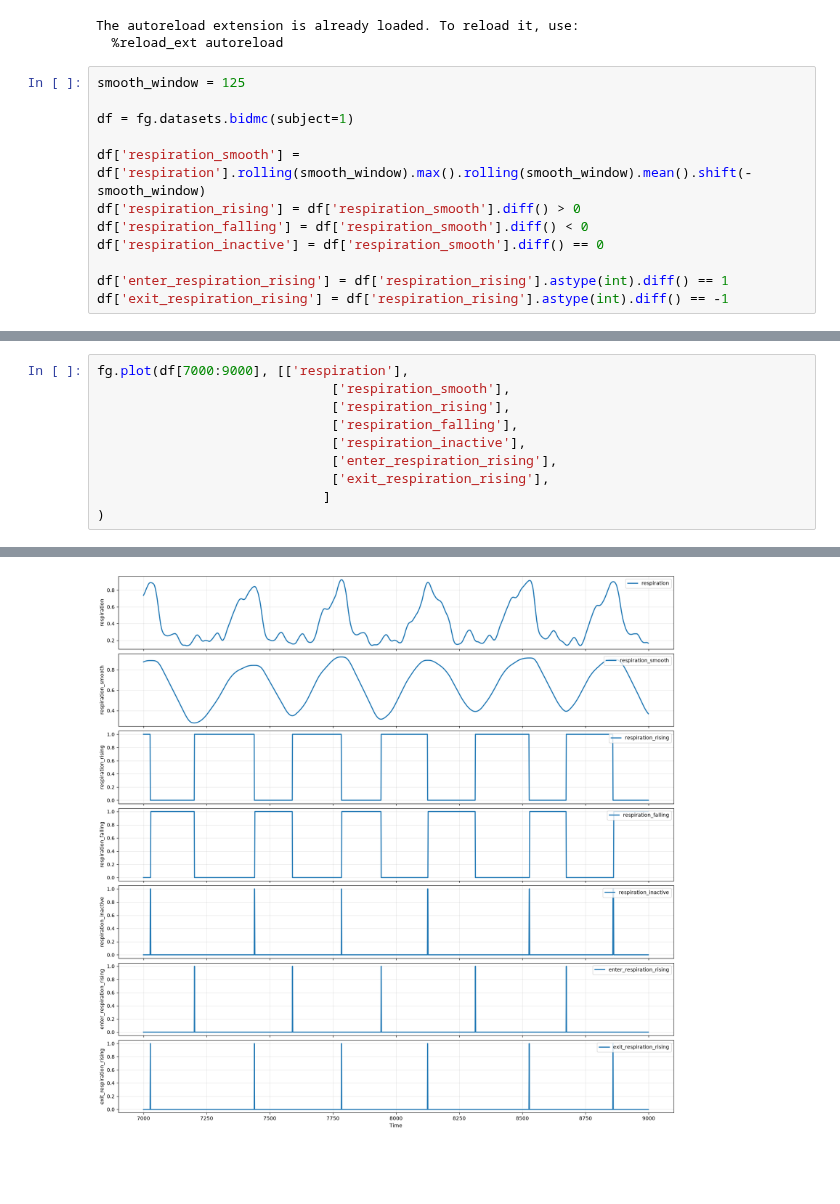
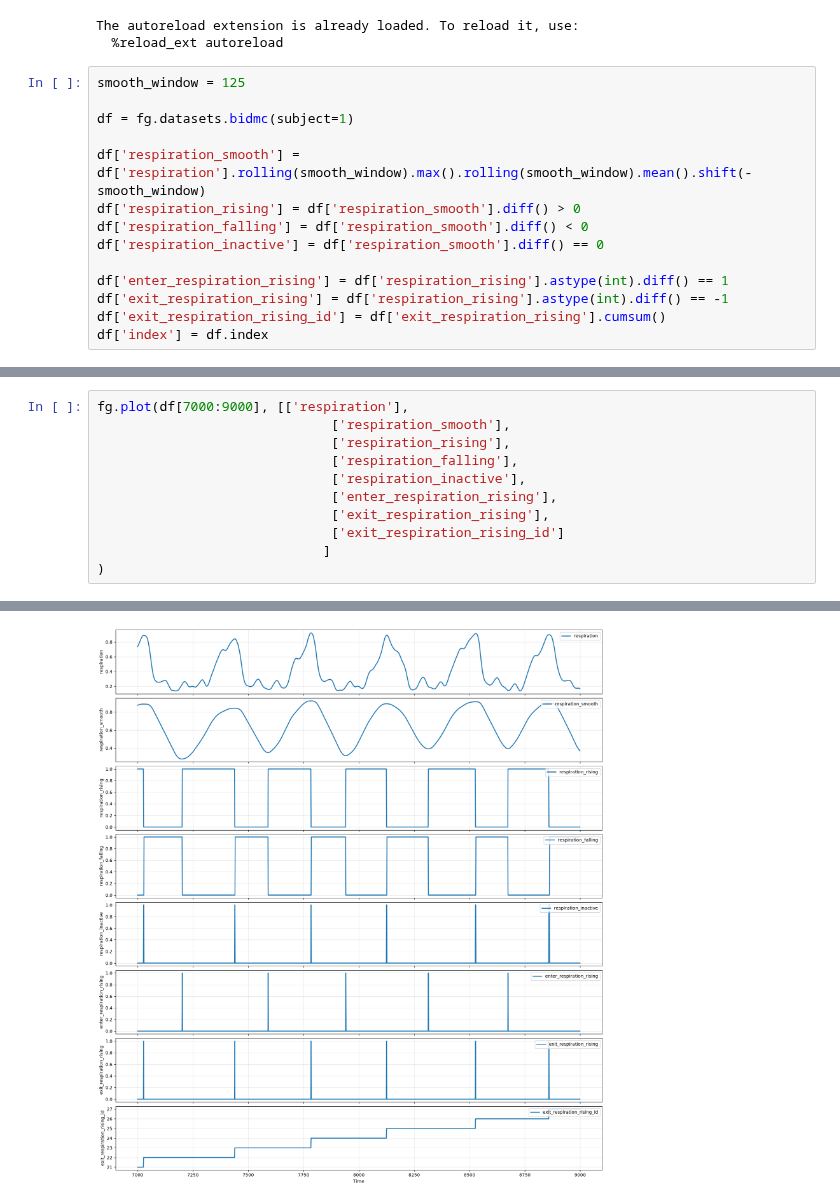
Before and after one commit to featuregraph/featuregraph, a Jupyter notebook: notebooks/transition_wave.ipynb, the cells around one changed output, grey strips where cells are left out. Cells and saved outputs as stored; diff of their text form; blank space fills up the shorter version.

```diff
--- a/notebooks/transition_wave.ipynb
+++ b/notebooks/transition_wave.ipynb
@@ -18,3 +18,5 @@ df['respiration_inactive'] = df['respiration_smooth'].diff() == 0
 
 df['enter_respiration_rising'] = df['respiration_rising'].astype(int).diff() == 1
 df['exit_respiration_rising'] = df['respiration_rising'].astype(int).diff() == -1
+df['exit_respiration_rising_id'] = df['exit_respiration_rising'].cumsum()
+df['index'] = df.index
@@ -26,6 +55,7 @@ fg.plot(df[7000:9000], [['respiration'],
                               ['respiration_inactive'],
                               ['enter_respiration_rising'],
                               ['exit_respiration_rising'],
+                              ['exit_respiration_rising_id']
                              ]
 )
 # %% [output]
@@ -39,2 +70,2 @@ fg.plot(df[7000:9000], [['respiration'],
        dtype=object))
-[figure, old version]
+[figure, new version]
```
Also changed, not shown: parts of 3 cells of this notebook, 1 other file.
